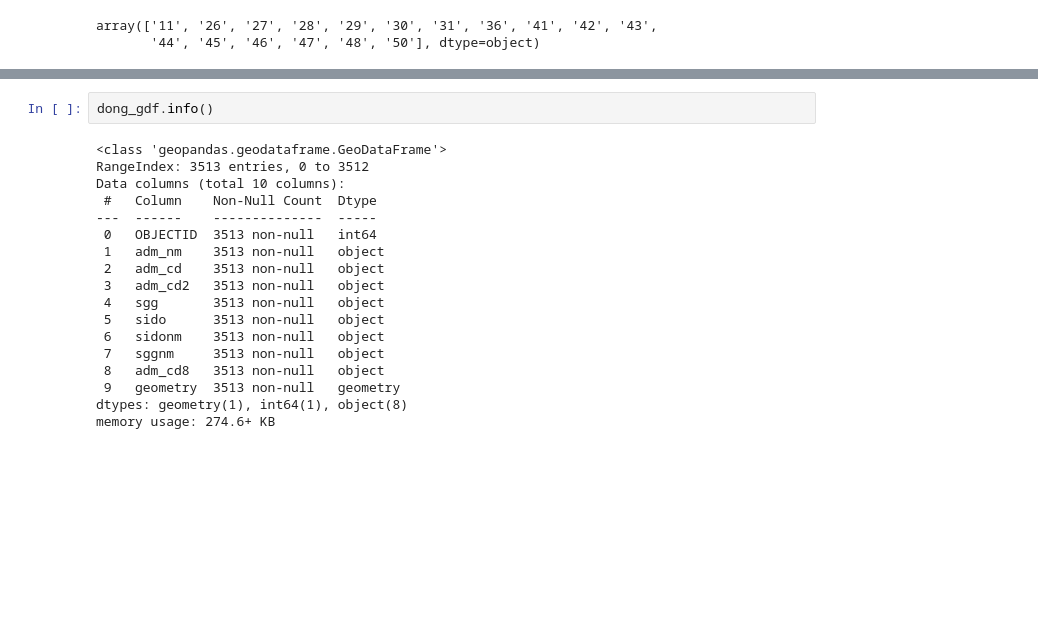
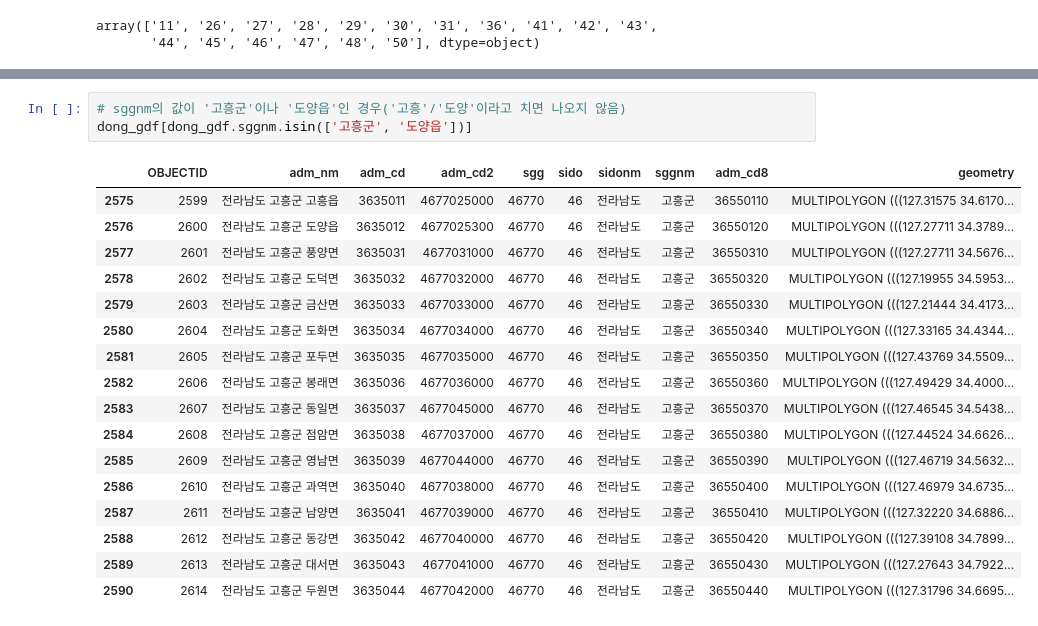
Before and after one commit to freemancho1/ai-projects, a Jupyter notebook: 60-GEOAI-GEOAIP39/02_filter_tutorial.ipynb, the cells around one changed output, grey strips where cells are left out. Drawn from its saved outputs; the diff is of its cells as text; blank space fills up the shorter version.

```diff
--- a/60-GEOAI-GEOAIP39/02_filter_tutorial.ipynb
+++ b/60-GEOAI-GEOAIP39/02_filter_tutorial.ipynb
@@ -67,20 +66,21 @@ unique_dong_gdf
-# %%
-dong_gdf.info()
-# %% [output]
-<class 'geopandas.geodataframe.GeoDataFrame'>
-RangeIndex: 3513 entries, 0 to 3512
-Data columns (total 10 columns):
- #   Column    Non-Null Count  Dtype
----  ------    --------------  -----
- 0   OBJECTID  3513 non-null   int64
- 1   adm_nm    3513 non-null   object
- 2   adm_cd    3513 non-null   object
- 3   adm_cd2   3513 non-null   object
- 4   sgg       3513 non-null   object
- 5   sido      3513 non-null   object
- 6   sidonm    3513 non-null   object
- 7   sggnm     3513 non-null   object
- 8   adm_cd8   3513 non-null   object
- 9   geometry  3513 non-null   geometry
-dtypes: geometry(1), int64(1), object(8)
-memory usage: 274.6+ KB
+# %%
+# sggnm의 값이 '고흥군'이나 '도양읍'인 경우('고흥'/'도양'이라고 치면 나오지 않음)
+dong_gdf[dong_gdf.sggnm.isin(['고흥군', '도양읍'])]
+# %% [output]
+|  | OBJECTID | adm_nm | adm_cd | adm_cd2 | sgg | sido | sidonm | sggnm | adm_cd8 | geometry |
+| 2575 | 2599 | 전라남도 고흥군 고흥읍 | 3635011 | 4677025000 | 46770 | 46 | 전라남도 | 고흥군 | 36550110 | MULTIPOLYGON (((127.31575 34.6170... |
+| 2576 | 2600 | 전라남도 고흥군 도양읍 | 3635012 | 4677025300 | 46770 | 46 | 전라남도 | 고흥군 | 36550120 | MULTIPOLYGON (((127.27711 34.3789... |
+| 2577 | 2601 | 전라남도 고흥군 풍양면 | 3635031 | 4677031000 | 46770 | 46 | 전라남도 | 고흥군 | 36550310 | MULTIPOLYGON (((127.27711 34.5676... |
+| 2578 | 2602 | 전라남도 고흥군 도덕면 | 3635032 | 4677032000 | 46770 | 46 | 전라남도 | 고흥군 | 36550320 | MULTIPOLYGON (((127.19955 34.5953... |
+| 2579 | 2603 | 전라남도 고흥군 금산면 | 3635033 | 4677033000 | 46770 | 46 | 전라남도 | 고흥군 | 36550330 | MULTIPOLYGON (((127.21444 34.4173... |
+| 2580 | 2604 | 전라남도 고흥군 도화면 | 3635034 | 4677034000 | 46770 | 46 | 전라남도 | 고흥군 | 36550340 | MULTIPOLYGON (((127.33165 34.4344... |
+| 2581 | 2605 | 전라남도 고흥군 포두면 | 3635035 | 4677035000 | 46770 | 46 | 전라남도 | 고흥군 | 36550350 | MULTIPOLYGON (((127.43769 34.5509... |
+| 2582 | 2606 | 전라남도 고흥군 봉래면 | 3635036 | 4677036000 | 46770 | 46 | 전라남도 | 고흥군 | 36550360 | MULTIPOLYGON (((127.49429 34.4000... |
+| 2583 | 2607 | 전라남도 고흥군 동일면 | 3635037 | 4677045000 | 46770 | 46 | 전라남도 | 고흥군 | 36550370 | MULTIPOLYGON (((127.46545 34.5438... |
+| 2584 | 2608 | 전라남도 고흥군 점암면 | 3635038 | 4677037000 | 46770 | 46 | 전라남도 | 고흥군 | 36550380 | MULTIPOLYGON (((127.44524 34.6626... |
+| 2585 | 2609 | 전라남도 고흥군 영남면 | 3635039 | 4677044000 | 46770 | 46 | 전라남도 | 고흥군 | 36550390 | MULTIPOLYGON (((127.46719 34.5632... |
+| 2586 | 2610 | 전라남도 고흥군 과역면 | 3635040 | 4677038000 | 46770 | 46 | 전라남도 | 고흥군 | 36550400 | MULTIPOLYGON (((127.46979 34.6735... |
+| 2587 | 2611 | 전라남도 고흥군 남양면 | 3635041 | 4677039000 | 46770 | 46 | 전라남도 | 고흥군 | 36550410 | MULTIPOLYGON (((127.32220 34.6886... |
+| 2588 | 2612 | 전라남도 고흥군 동강면 | 3635042 | 4677040000 | 46770 | 46 | 전라남도 | 고흥군 | 36550420 | MULTIPOLYGON (((127.39108 34.7899... |
+| 2589 | 2613 | 전라남도 고흥군 대서면 | 3635043 | 4677041000 | 46770 | 46 | 전라남도 | 고흥군 | 36550430 | MULTIPOLYGON (((127.27643 34.7922... |
+| 2590 | 2614 | 전라남도 고흥군 두원면 | 3635044 | 4677042000 | 46770 | 46 | 전라남도 | 고흥군 | 36550440 | MULTIPOLYGON (((127.31796 34.6695... |
```
Also changed, not shown: parts of 8 cells of this notebook, 1 other file.
